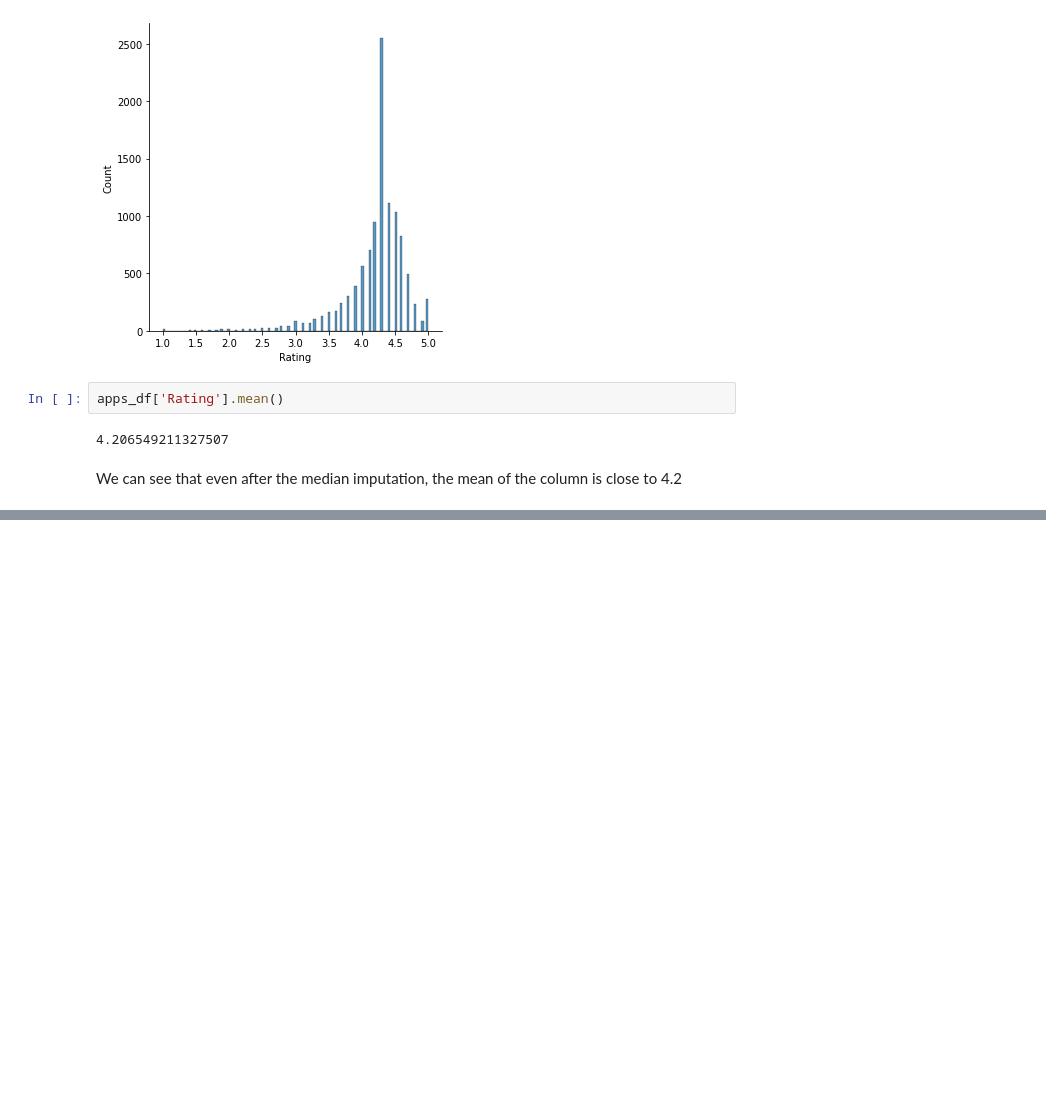
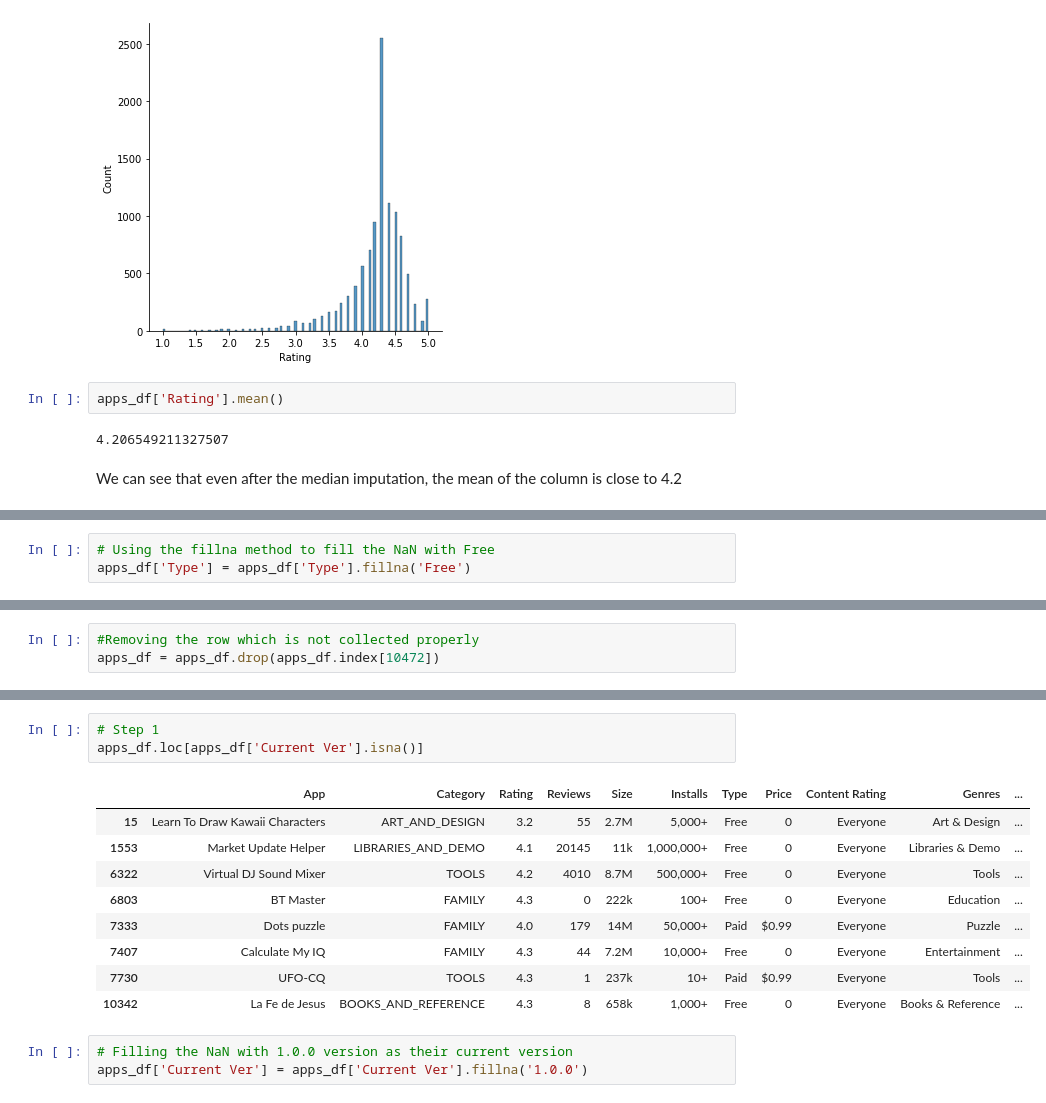
Before and after one commit to ganathetechie/AlmaBetter-Capstone-Project-1, a Jupyter notebook: Play_Store_App_Review_Analysis_Capstone_Project.ipynb, the cells around one changed output, grey strips where cells are left out. Drawn from its saved outputs; the diff is of its cells as text; blank space fills up the shorter version.

```diff
--- a/Play_Store_App_Review_Analysis_Capstone_Project.ipynb
+++ b/Play_Store_App_Review_Analysis_Capstone_Project.ipynb
@@ -223,0 +233,3 @@ We can see that even after the median imputation, the mean of the column is clos
+# %%
+# Using the fillna method to fill the NaN with Free
+apps_df['Type'] = apps_df['Type'].fillna('Free')
@@ -223,0 +252,3 @@ We can see that even after the median imputation, the mean of the column is clos
+# %%
+#Removing the row which is not collected properly
+apps_df = apps_df.drop(apps_df.index[10472])
@@ -223,0 +261,16 @@ We can see that even after the median imputation, the mean of the column is clos
+# %%
+# Step 1
+apps_df.loc[apps_df['Current Ver'].isna()]
+# %% [output]
+|  | App | Category | Rating | Reviews | Size | Installs | Type | Price | Content Rating | Genres | ... |
+| 15 | Learn To Draw Kawaii Characters | ART_AND_DESIGN | 3.2 | 55 | 2.7M | 5,000+ | Free | 0 | Everyone | Art & Design | ... |
+| 1553 | Market Update Helper | LIBRARIES_AND_DEMO | 4.1 | 20145 | 11k | 1,000,000+ | Free | 0 | Everyone | Libraries & Demo | ... |
+| 6322 | Virtual DJ Sound Mixer | TOOLS | 4.2 | 4010 | 8.7M | 500,000+ | Free | 0 | Everyone | Tools | ... |
+| 6803 | BT Master | FAMILY | 4.3 | 0 | 222k | 100+ | Free | 0 | Everyone | Education | ... |
+| 7333 | Dots puzzle | FAMILY | 4.0 | 179 | 14M | 50,000+ | Paid | $0.99 | Everyone | Puzzle | ... |
+| 7407 | Calculate My IQ | FAMILY | 4.3 | 44 | 7.2M | 10,000+ | Free | 0 | Everyone | Entertainment | ... |
+| 7730 | UFO-CQ | TOOLS | 4.3 | 1 | 237k | 10+ | Paid | $0.99 | Everyone | Tools | ... |
+| 10342 | La Fe de Jesus | BOOKS_AND_REFERENCE | 4.3 | 8 | 658k | 1,000+ | Free | 0 | Everyone | Books & Reference | ... |
+# %%
+# Filling the NaN with 1.0.0 version as their current version
+apps_df['Current Ver'] = apps_df['Current Ver'].fillna('1.0.0')
```
Also changed, not shown: parts of 16 cells of this notebook.
